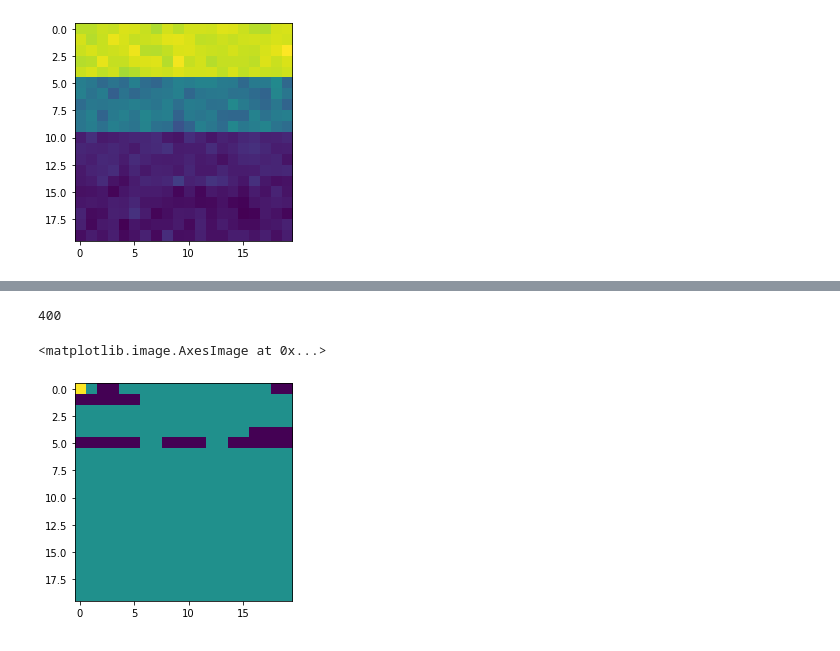
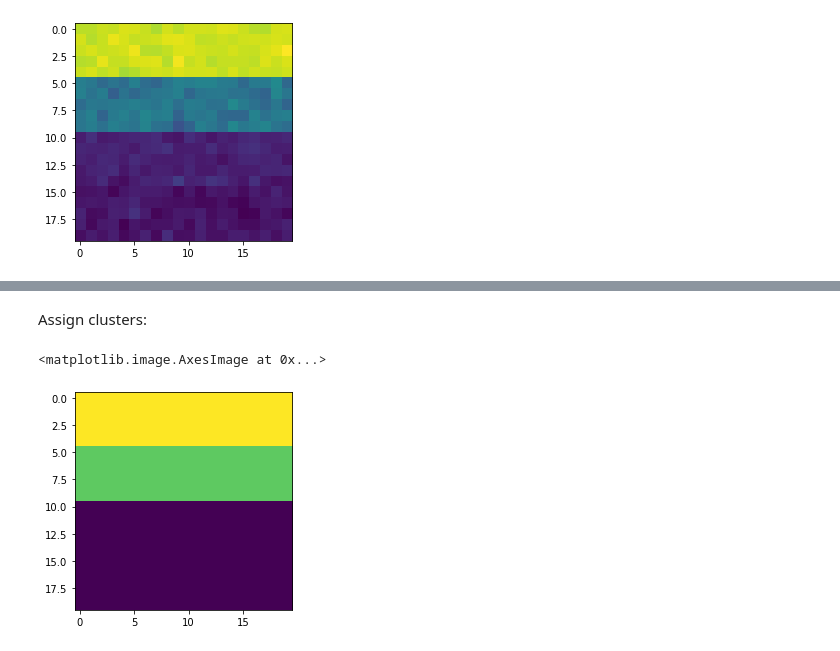
Before and after one commit to Francesc0rtu/DPGMM, a Jupyter notebook: img_segmentation_mcmc.ipynb, the cells around one changed output, grey strips where cells are left out. Drawn from its saved outputs; the diff is of its cells as text; code cells hidden in the pictures.

```diff
--- a/img_segmentation_mcmc.ipynb
+++ b/img_segmentation_mcmc.ipynb
@@ -74,7 +75,7 @@ data = torch.reshape(torch.tensor(data), (-1,))
 
 pyro.clear_param_store()
 nuts_kernel = NUTS(model)
-mcmc = MCMC(nuts_kernel, warmup_steps=500, num_samples=500, num_chains=1)
+mcmc = MCMC(nuts_kernel, warmup_steps=300, num_samples=100, num_chains=1)
 mcmc.run(data=data)
 mcmc.summary()
 # %% [output]
@@ -135,16 +110,38 @@ def predict(i,beta,mu):
-# %%
-x =[]
-clusts = []
-for i in data:
-    for b, m in zip(beta,mu):
-        x.append(predict(i,b,m))
-    clusts.append(torch.mode(torch.tensor(x)).values)
-
-print(len(clusts))
-# %% [output]
-400
+# %%
+from scipy.stats import norm
+
+mu = mu[-10:]
+beta = beta[-10:]
+
+n_samples = mu.shape[0]
+n = data.shape[0]
+cluster = np.zeros(n)
+
+for i in range(n):
+    q = torch.zeros(T)
+    for j in range(T):
+        for k in range(n_samples):
+            q[j] = norm.pdf(data[i], mu[k,j], 1.) + q[j]
+
+    cluster[i] = np.argmax(q)
+# %% [markdown]
+Assign clusters:
+# %%
+from scipy.stats import norm
+
+w = mix_weights(beta)[-1]
+n_samples = mu.shape[0]
+n = data.shape[0]
+cluster = np.zeros(n)
+
+for i in range(n):
+    q = torch.zeros(T)
+    for j in range(T):
+        q[j] = w[j]*norm.pdf(data[i], mu[-1][j], 1.) + q[j]
+
+    cluster[i] = np.argmax(q)
 # %%
-plt.imshow(np.reshape(clusts, (20,20)))
+plt.imshow( np.reshape(cluster, (20,20)))
 # %% [output]
 <matplotlib.image.AxesImage at 0x...>
-[figure, old version]
+[figure, new version]
```
Also changed, not shown: parts of 8 cells of this notebook, 12 other files.
